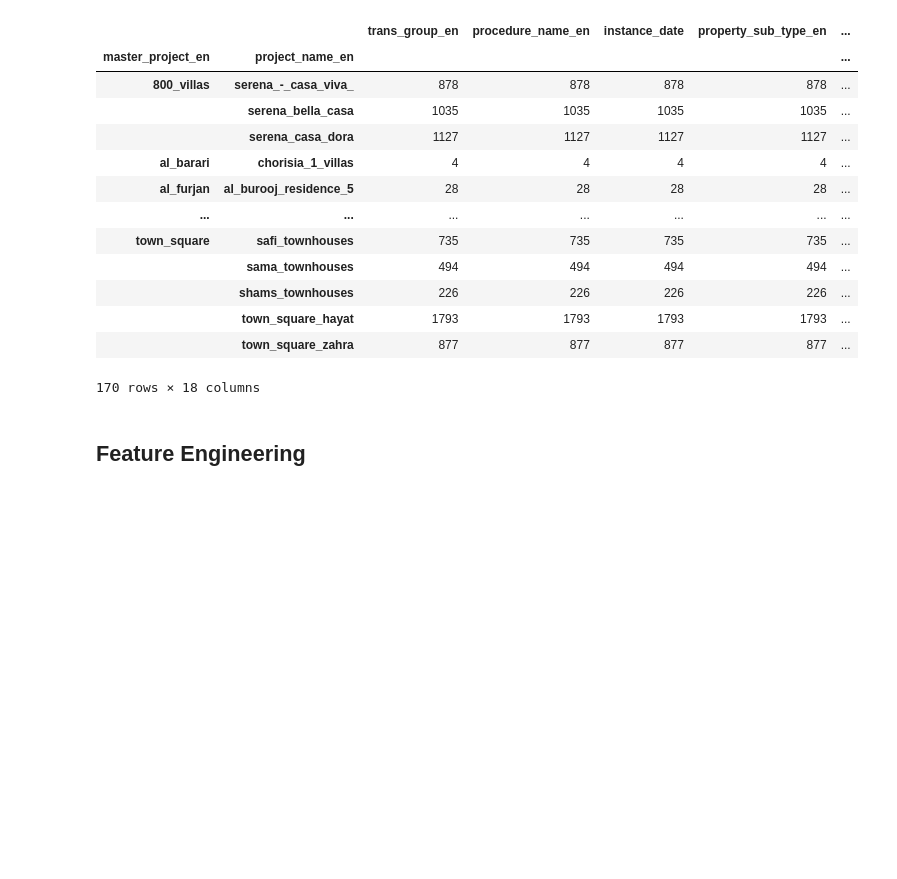
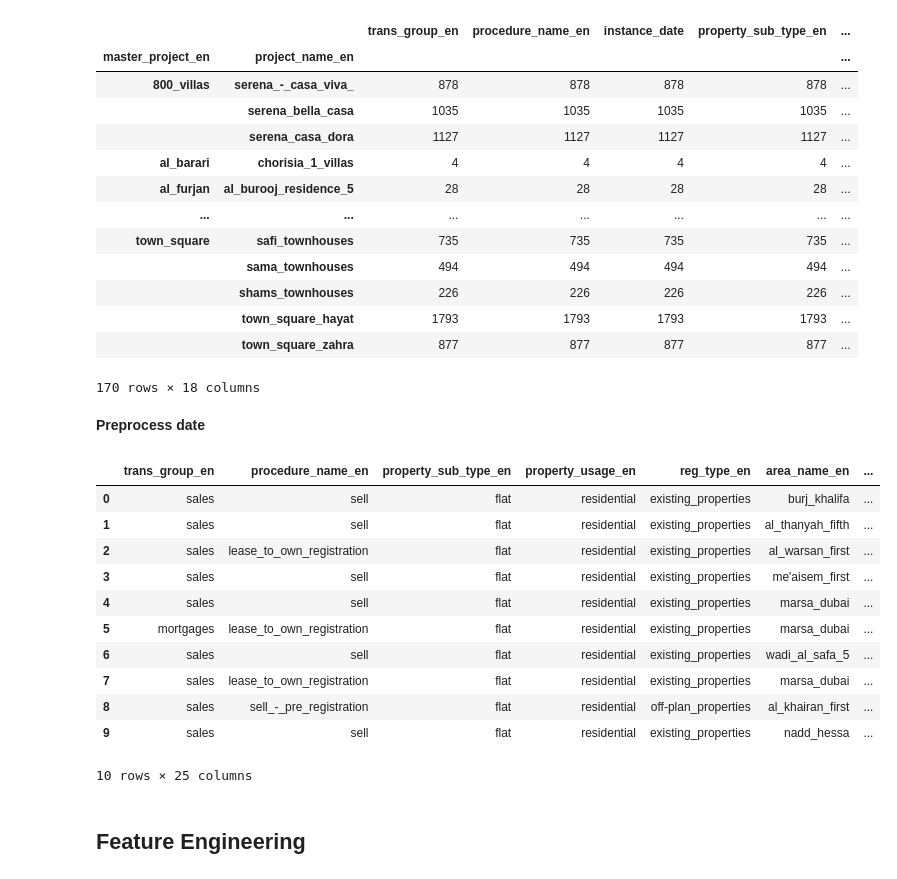
Before and after one commit to ssuljo/dld_transactions_analytics, a Jupyter notebook: data_preparation.ipynb, the cells around one changed output. Drawn from its saved outputs; the diff is of its cells as text; code cells hidden in the pictures; blank space fills up the shorter version.

```diff
--- a/data_preparation.ipynb
+++ b/data_preparation.ipynb
@@ -498,3 +486,45 @@ data[ data['building_name_en'].isna()].groupby(['master_project_en','project_nam
+# %% [markdown]
+**Preprocess date**
+# %%
+# Extract date components
+data_cleaned['year'] = data_cleaned['instance_date'].dt.year
+data_cleaned['month'] = data_cleaned['instance_date'].dt.month
+data_cleaned['day'] = data_cleaned['instance_date'].dt.day
+data_cleaned['dayofweek'] = data_cleaned['instance_date'].dt.dayofweek
+data_cleaned['dayofyear'] = data_cleaned['instance_date'].dt.dayofyear
+data_cleaned['is_month_start'] = data_cleaned['instance_date'].dt.is_month_start.astype(int)
+data_cleaned['is_month_end'] = data_cleaned['instance_date'].dt.is_month_end.astype(int)
+
+# Optional: Cyclical encoding for month and day
+data_cleaned['month_sin'] = np.sin(2 * np.pi * data_cleaned['month'] / 12)
+data_cleaned['month_cos'] = np.cos(2 * np.pi * data_cleaned['month'] / 12)
+data_cleaned['day_sin'] = np.sin(2 * np.pi * data_cleaned['day'] / 31)
+data_cleaned['day_cos'] = np.cos(2 * np.pi * data_cleaned['day'] / 31)
+
+# Drop the original date column
+data_cleaned = data_cleaned.drop(columns=['instance_date'])
+
+# # Specify the columns to scale
+# columns_to_scale = ['year', 'month', 'day', 'dayofweek', 'dayofyear', 'is_month_start', 'is_month_end', 'month_sin', 'month_cos', 'day_sin', 'day_cos']
+
+# # Apply StandardScaler only to the specified columns
+# scaler = StandardScaler()
+# data[columns_to_scale] = scaler.fit_transform(data[columns_to_scale])
+
+data_cleaned.head(10)
+# %% [output]
+|  | trans_group_en | procedure_name_en | property_sub_type_en | property_usage_en | reg_type_en | area_name_en | ... |
+| 0 | sales | sell | flat | residential | existing_properties | burj_khalifa | ... |
+| 1 | sales | sell | flat | residential | existing_properties | al_thanyah_fifth | ... |
+| 2 | sales | lease_to_own_registration | flat | residential | existing_properties | al_warsan_first | ... |
+| 3 | sales | sell | flat | residential | existing_properties | me'aisem_first | ... |
+| 4 | sales | sell | flat | residential | existing_properties | marsa_dubai | ... |
+| 5 | mortgages | lease_to_own_registration | flat | residential | existing_properties | marsa_dubai | ... |
+| 6 | sales | sell | flat | residential | existing_properties | wadi_al_safa_5 | ... |
+| 7 | sales | lease_to_own_registration | flat | residential | existing_properties | marsa_dubai | ... |
+| 8 | sales | sell_-_pre_registration | flat | residential | off-plan_properties | al_khairan_first | ... |
+| 9 | sales | sell | flat | residential | existing_properties | nadd_hessa | ... |
+10 rows × 25 columns
 # %% [markdown]
 ## Feature Engineering
 # %% [markdown]
```
Also changed, not shown: parts of 21 cells of this notebook, 1 other file.
